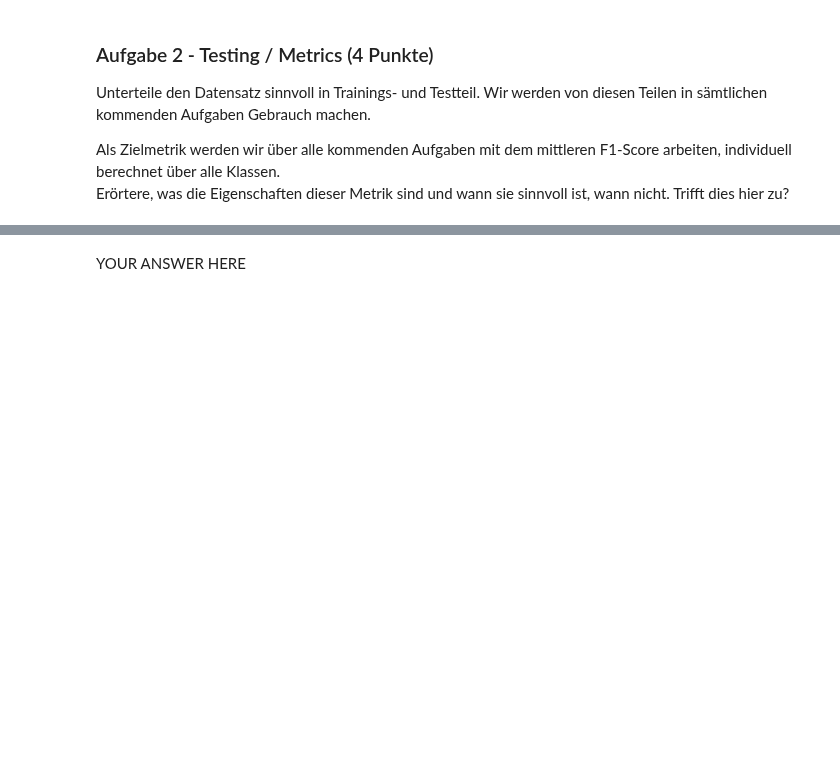
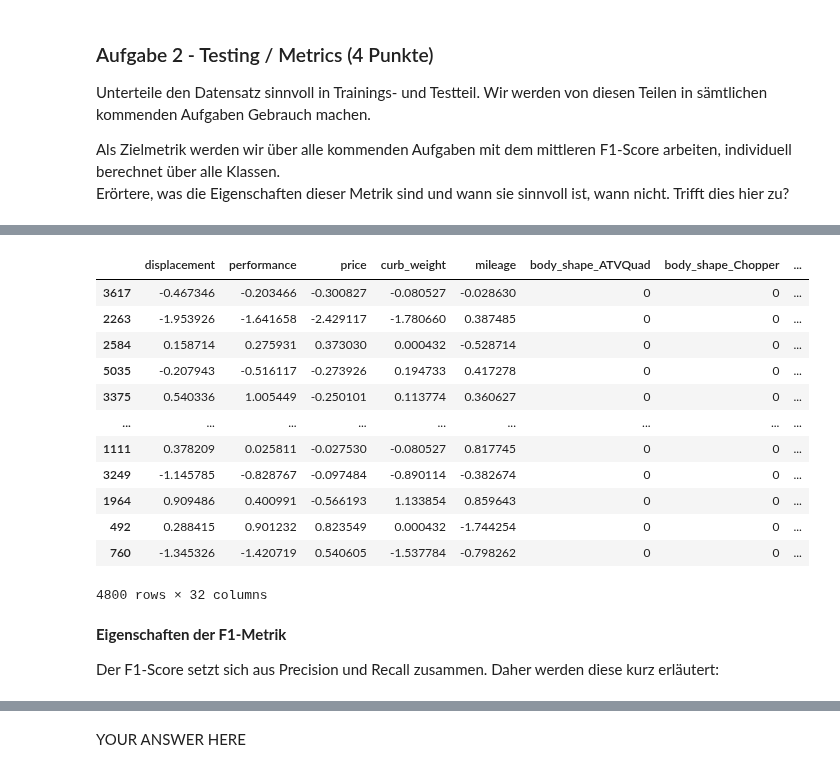
Before and after one commit to rootpi2203/ds_gml, a Jupyter notebook: gml_minichallenge_2/gml_minichallenge_2.ipynb, the cells around one changed output, grey strips where cells are left out. Drawn from its saved outputs; the diff is of its cells as text; code cells hidden in the pictures; blank space fills up the shorter version.

```diff
--- a/gml_minichallenge_2/gml_minichallenge_2.ipynb
+++ b/gml_minichallenge_2/gml_minichallenge_2.ipynb
@@ -727,0 +796,37 @@ raise NotImplementedError()
+# %%
+from sklearn import preprocessing
+
+X_train_scaled = X_train.copy()
+X_test_scaled = X_test.copy()
+
+# Standardisierung von X_train und X_test
+normalize_attr = ['displacement', 'performance', 'price', 'curb_weight', 'mileage']
+X_train_scaler = preprocessing.StandardScaler().fit(X_train[normalize_attr])
+X_test_scaler = preprocessing.StandardScaler().fit(X_test[normalize_attr])
+
+# Standardisierte Werte schreiben
+X_train_scaled.loc[:, normalize_attr] = X_train_scaler.transform(X_train[normalize_attr])
+X_test_scaled.loc[:, normalize_attr] = X_test_scaler.transform(X_test[normalize_attr])
+
+# Dummie Variablen von den Kategorischen Attributen erzeugen
+X_train_scaled = pd.get_dummies(X_train_scaled)
+X_test_scaled = pd.get_dummies(X_test_scaled)
+X_train_scaled
+# %% [output]
+|  | displacement | performance | price | curb_weight | mileage | body_shape_ATVQuad | body_shape_Chopper | ... |
+| 3617 | -0.467346 | -0.203466 | -0.300827 | -0.080527 | -0.028630 | 0 | 0 | ... |
+| 2263 | -1.953926 | -1.641658 | -2.429117 | -1.780660 | 0.387485 | 0 | 0 | ... |
+| 2584 | 0.158714 | 0.275931 | 0.373030 | 0.000432 | -0.528714 | 0 | 0 | ... |
+| 5035 | -0.207943 | -0.516117 | -0.273926 | 0.194733 | 0.417278 | 0 | 0 | ... |
+| 3375 | 0.540336 | 1.005449 | -0.250101 | 0.113774 | 0.360627 | 0 | 0 | ... |
+| ... | ... | ... | ... | ... | ... | ... | ... | ... |
+| 1111 | 0.378209 | 0.025811 | -0.027530 | -0.080527 | 0.817745 | 0 | 0 | ... |
+| 3249 | -1.145785 | -0.828767 | -0.097484 | -0.890114 | -0.382674 | 0 | 0 | ... |
+| 1964 | 0.909486 | 0.400991 | -0.566193 | 1.133854 | 0.859643 | 0 | 0 | ... |
+| 492 | 0.288415 | 0.901232 | 0.823549 | 0.000432 | -1.744254 | 0 | 0 | ... |
+| 760 | -1.345326 | -1.420719 | 0.540605 | -1.537784 | -0.798262 | 0 | 0 | ... |
+4800 rows × 32 columns
+# %% [markdown]
+**Eigenschaften der F1-Metrik**
+
+Der F1-Score setzt sich aus Precision und Recall zusammen. Daher werden diese kurz erläutert:
```
Also changed, not shown: parts of 16 cells of this notebook.
